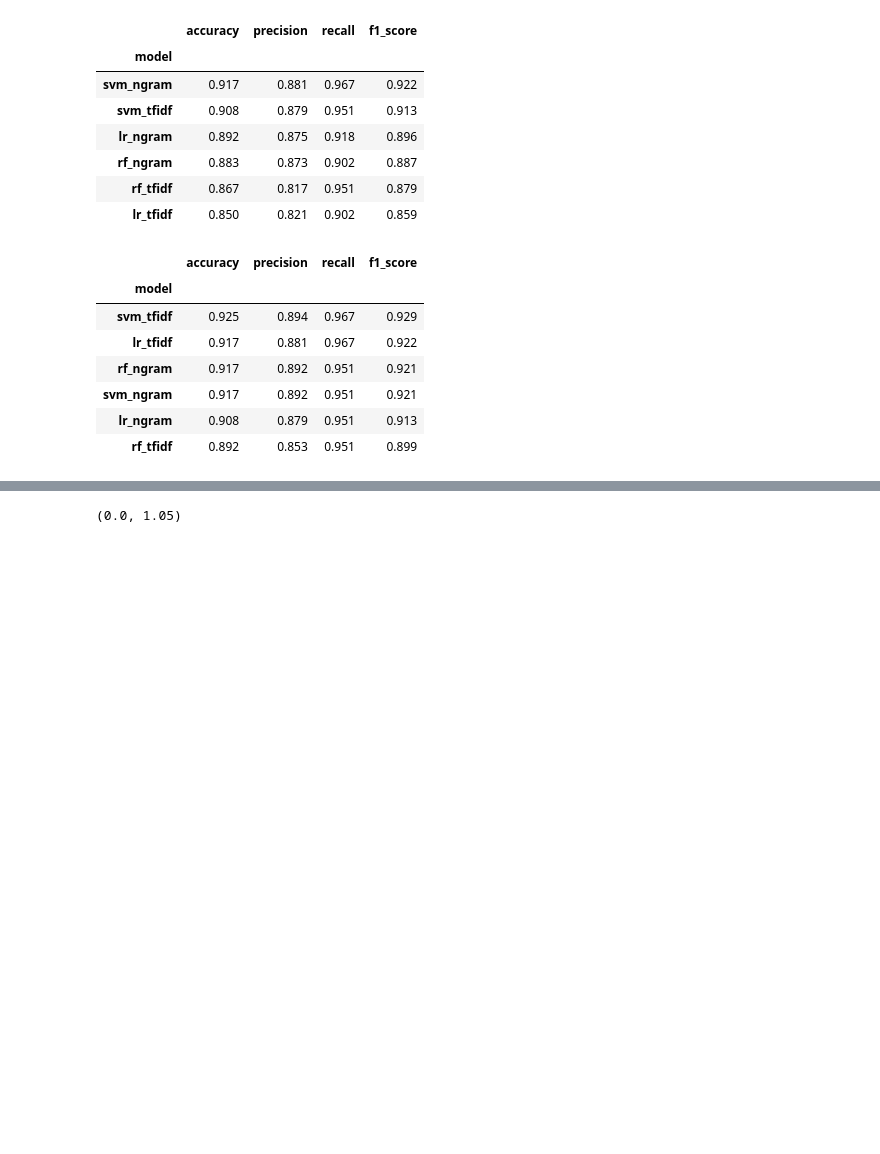
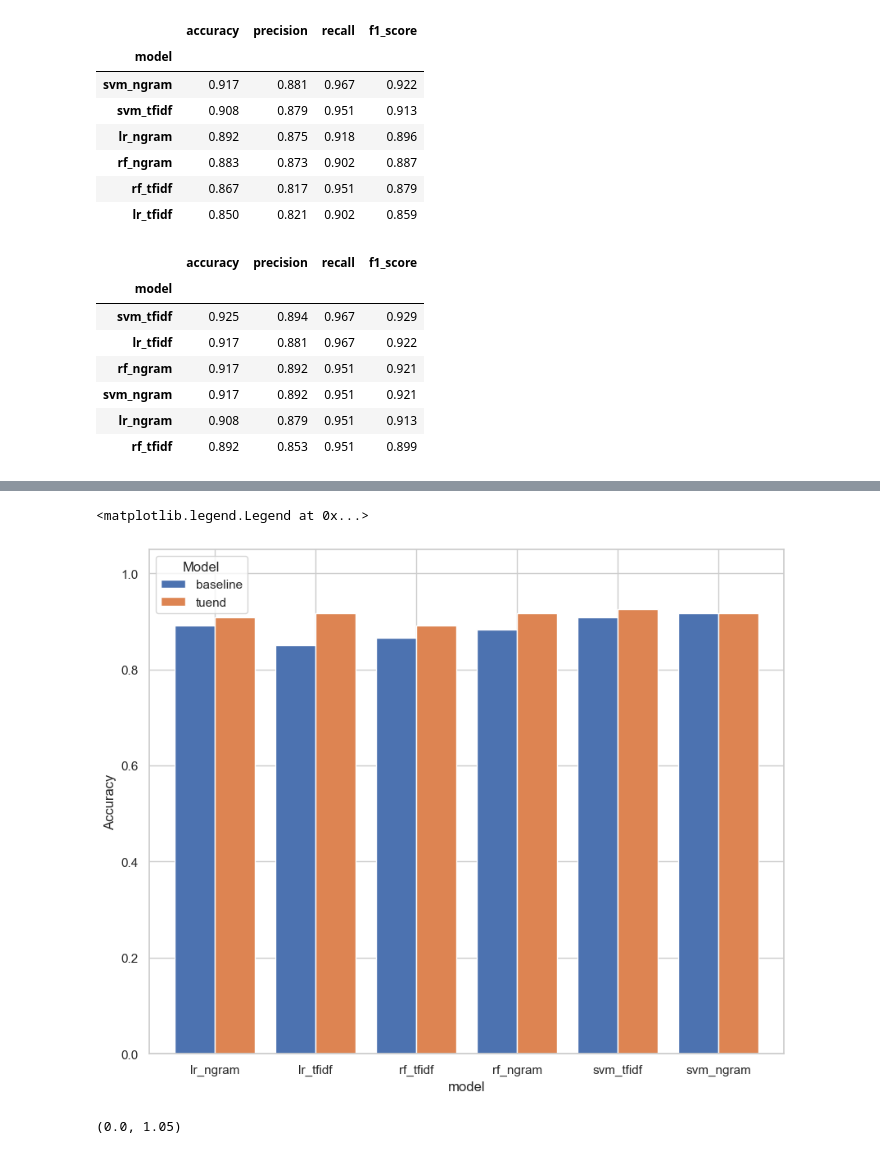
Before and after one commit to HoweChen0517/ntu_ai6102_LLM_privacy_leakage_detection, a Jupyter notebook: notebook/results_visualization.ipynb, the cells around one changed output, grey strips where cells are left out. Saved outputs shown, nothing was run; the diff lists cells and outputs as text; code cells hidden in the pictures; blank space fills up the shorter version.

```diff
--- a/notebook/results_visualization.ipynb
+++ b/notebook/results_visualization.ipynb
@@ -84,0 +91,3 @@ result_comparison
+# %%
+accuracy_comparison = result_comparison.loc[:, [('base', 'accuracy'), ('cv', 'accuracy')]]
+accuracy_comparison
@@ -85,3 +104,14 @@ result_comparison
+# %%
+accuracy_comparison['increase'] = (accuracy_comparison[('cv', 'accuracy')] - accuracy_comparison[('base', 'accuracy')]) / accuracy_comparison[('base', 'accuracy')] * 100
+# %%
+accuracy_comparison.loc[:,[('base','accuracy'), ('cv','accuracy')]].plot(kind='bar', figsize=(10, 8), width=0.8)
+plt.xticks(rotation=0)
+plt.ylabel('Accuracy')
+plt.ylim(0, 1.05)
+plt.legend(title='Model', labels=['baseline', 'tuend'], loc='upper left')
+# %% [output]
+<matplotlib.legend.Legend at 0x...>
+[figure, added]
 # %%
 # Create barplot with improved color palette and value annotations
 plt.figure(figsize=(8, 6))
```
Also changed, not shown: parts of 7 cells of this notebook, 8 other files.
